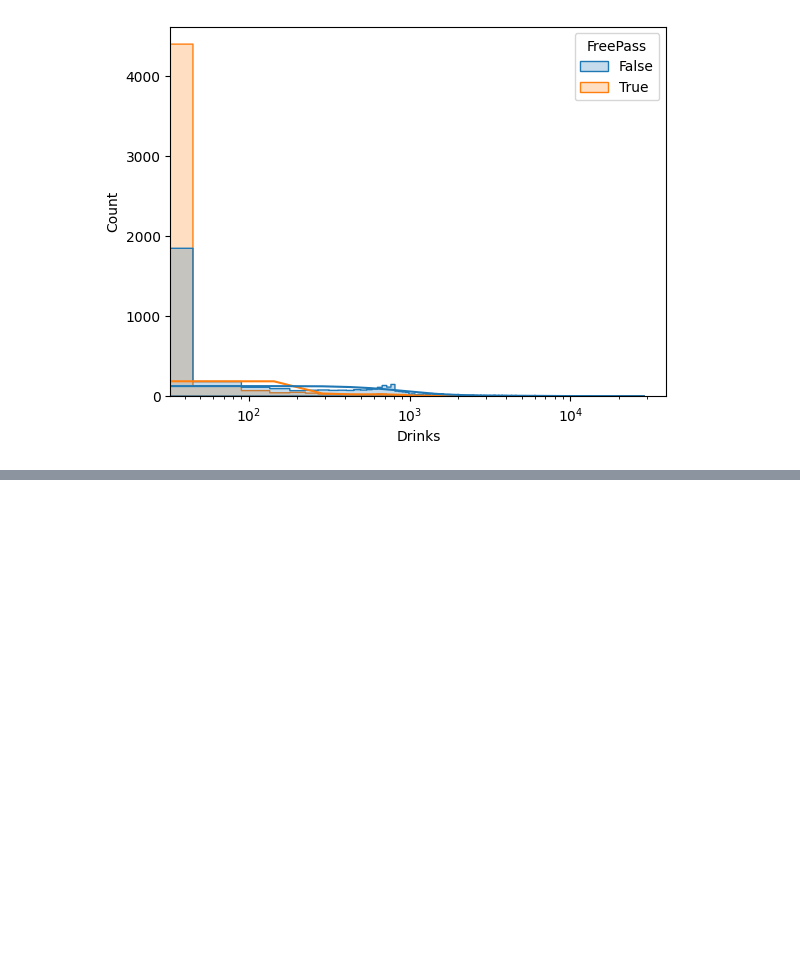
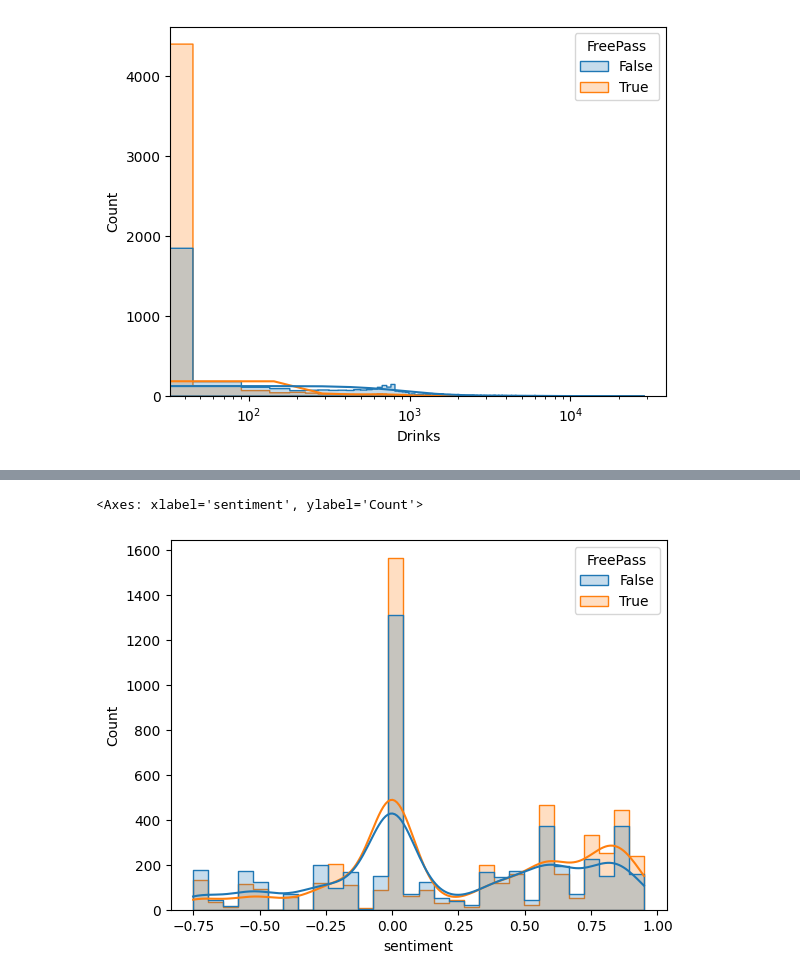
Before and after one commit to peter-clark/intro-to-ml, a Jupyter notebook: exploration.ipynb, the cells around one changed output, grey strips where cells are left out. Cells and saved outputs as stored; diff of their text form; code cells hidden in the pictures; blank space fills up the shorter version.

```diff
--- a/exploration.ipynb
+++ b/exploration.ipynb
@@ -71,0 +124,15 @@ drink_pass.set_xscale('log')
+# %%
+nltk.download('stopwords')
+nltk.download('punkt_tab')
+nltk.download('vader_lexicon')
+
+def preprocess_text(text):
+    if pd.isna(text):
+        return ""
+
+    text = text.lower()
+    text = re.sub(r'[^\w\s]', '', text)
+    tokens = word_tokenize(text)
+    tokens = [w for w in tokens if w not in stopwords.words('english')]
+
+    return ' '.join(tokens)
@@ -71,0 +149,3 @@ drink_pass.set_xscale('log')
+# %%
+opinion_data = raw_data['Opinion']
+opinion_data["cleanOpinion"] = raw_data['Opinion'].apply(preprocess_text)
@@ -71,0 +157,7 @@ drink_pass.set_xscale('log')
+# %%
+sia = SentimentIntensityAnalyzer()
+
+opinion_data['sentiment'] = opinion_data['cleanOpinion'].apply(
+    lambda x: sia.polarity_scores(x)['compound']
+)
+opinion_data['sentiment']
@@ -71,0 +177,11 @@ drink_pass.set_xscale('log')
+# %%
+opinion_data['FreePass']=raw_data["FreePass"]
+# %%
+sns.histplot(data=opinion_data, x='sentiment', hue='FreePass',
+                           kde=True,
+                           element='step',
+                           stat='count',
+                           )
+# %% [output]
+<Axes: xlabel='sentiment', ylabel='Count'>
+[figure, added]
```
Also changed, not shown: parts of 10 cells of this notebook.
